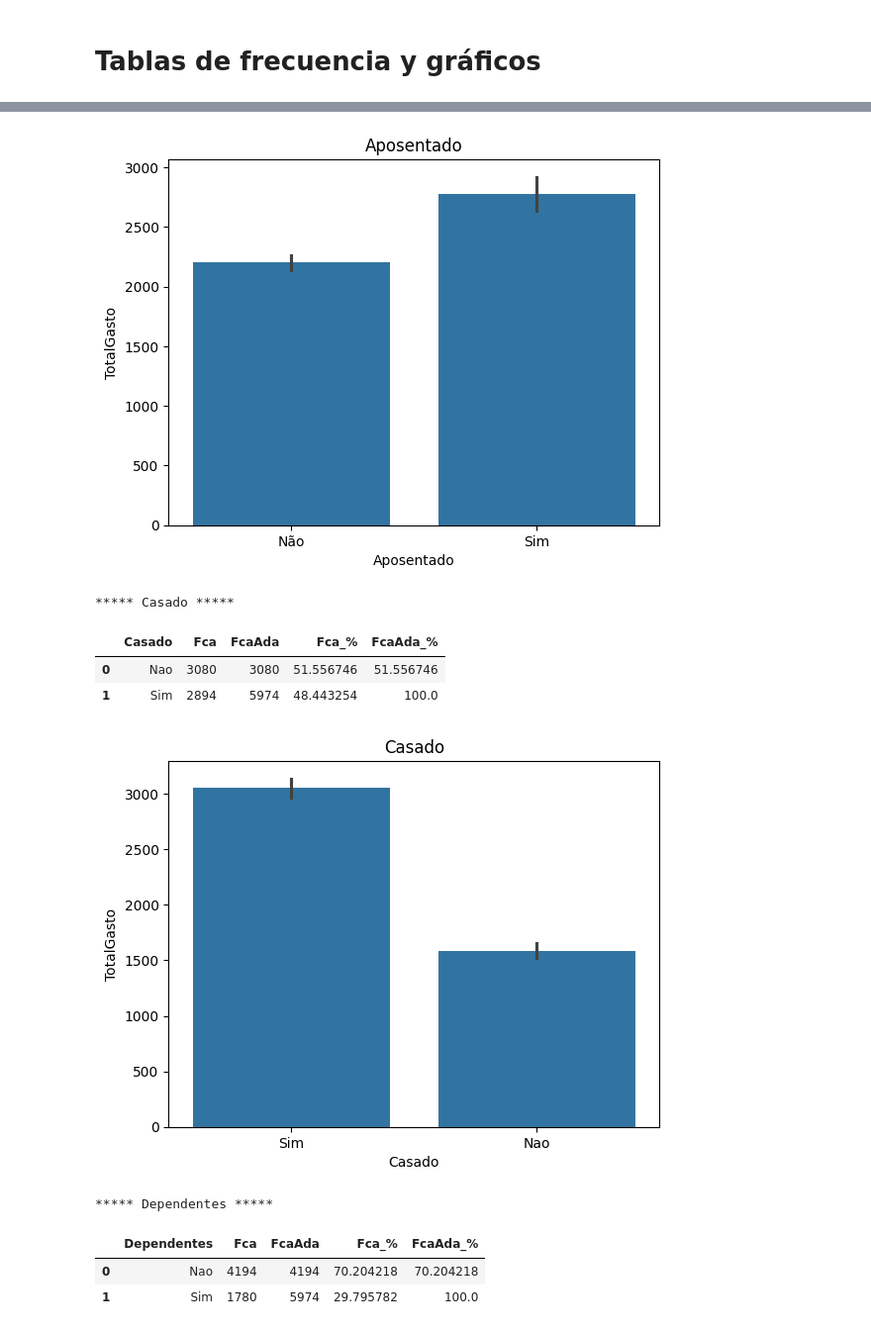
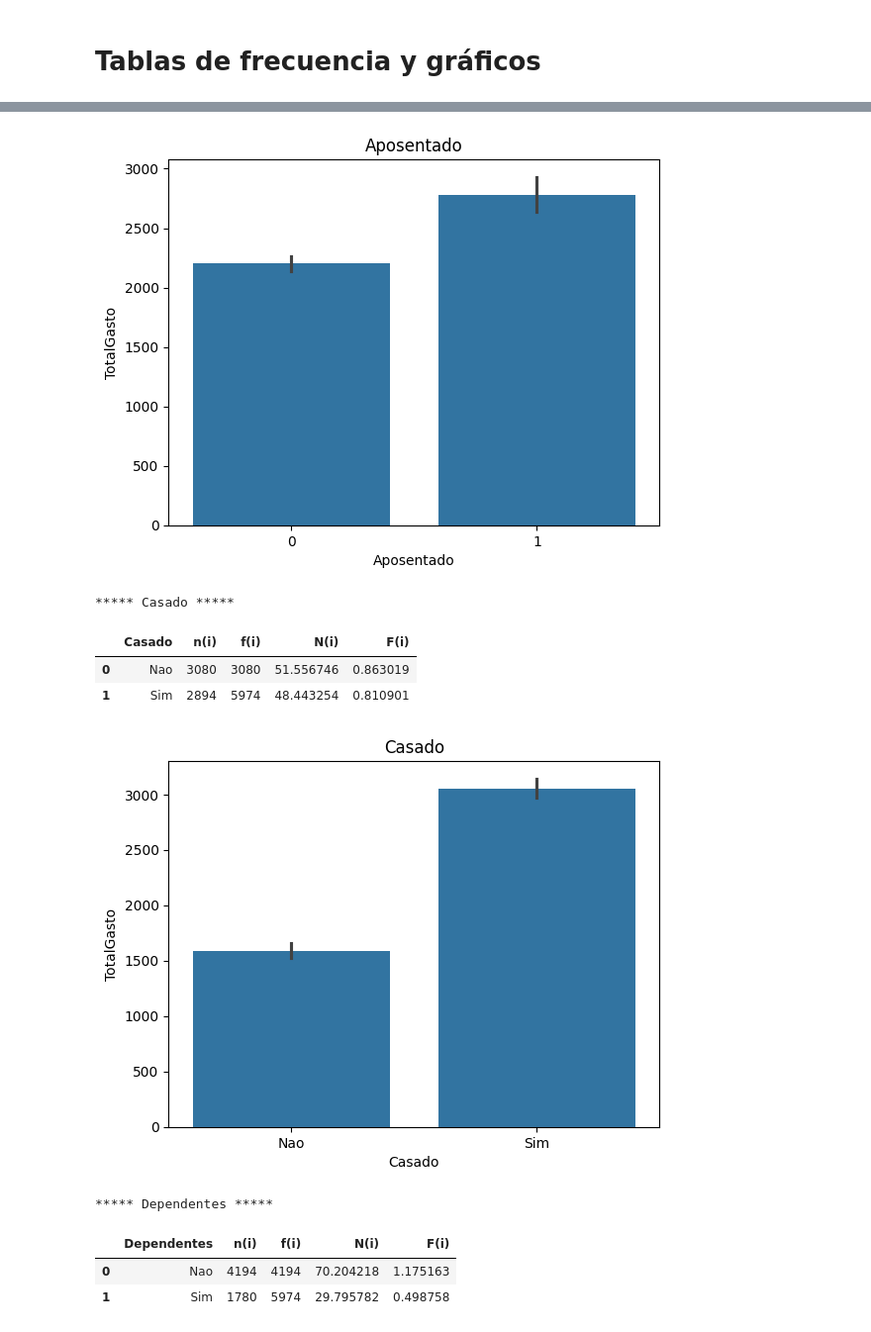
Before and after one commit to renegarcialuces/Analisis-de-Datos-Portafolio, a Jupyter notebook: ED01.ipynb, the cells around one changed output, grey strips where cells are left out. Shown at 99% size. Drawn from its saved outputs; the diff is of its cells as text; code cells hidden in the pictures.

```diff
--- a/ED01.ipynb
+++ b/ED01.ipynb
@@ -90,11 +112,11 @@ memory usage: 1.1+ MB
 df['TotalGasto'] = pd.to_numeric(df['TotalGasto'], errors='coerce')
 
 # Covertir columnas numericas a string
-df['Aposentado'] = df['Aposentado'].astype('string')
+df['Aposentado'] = df['Aposentado'].astype('category')
 # %%
 for col in df.columns:
   if df[col].dtypes == 'O':
-    df[col] = df[col].astype('string')
+    df[col] = df[col].astype('category')
 # %%
 # Borrando columnas vacia
 df.dropna(axis=1, how='all', inplace=True)
@@ -104,18 +126,18 @@ df.dropna(how='any', inplace=True)
 # %% [markdown]
 # **Tablas de frecuencia y gráficos**
 # %%
-for col in dff.columns:
+for col in df.columns:
   if col not in ['IDCliente', 'MesesComoCliente', 'ValorMensal', 'TotalGasto']:
     print('\n\n')
     print(f'***** {col} *****')
     print('\n')
-    fp = dff[col].value_counts().reset_index()
-    fp.columns = [col, 'Fca']
-    fp['FcaAda'] = fp['Fca'].cumsum()
-    fp['Fca_%'] = fp['Fca'] / fp['Fca'].sum() * 100
-    fp['FcaAda_%'] = fp['FcaAda'] / fp['Fca'].sum() * 100
+    fp = df[col].value_counts().reset_index()
+    fp.columns = [col, 'n(i)']
+    fp['f(i)'] = fp['n(i)'].cumsum()
+    fp['N(i)'] = fp['n(i)'] / fp['n(i)'].sum() * 100
+    fp['F(i)'] = fp['N(i)'] / fp['n(i)'].sum() * 100
     display(fp)
-    sns.barplot(data=dff, x=col, y='TotalGasto')
+    sns.barplot(data=df, x=col, y='TotalGasto')
     plt.title(col)
     plt.show()
 # %% [output]
@@ -131,10 +153,10 @@ for col in dff.columns:
-[figure, old version]
+[figure, new version]
 ***** Casado *****
-|  | Casado | Fca | FcaAda | Fca_% | FcaAda_% |
-| 0 | Nao | 3080 | 3080 | 51.556746 | 51.556746 |
-| 1 | Sim | 2894 | 5974 | 48.443254 | 100.0 |
+|  | Casado | n(i) | f(i) | N(i) | F(i) |
+| 0 | Nao | 3080 | 3080 | 51.556746 | 0.863019 |
+| 1 | Sim | 2894 | 5974 | 48.443254 | 0.810901 |
-[figure, old version]
+[figure, new version]
 ***** Dependentes *****
-|  | Dependentes | Fca | FcaAda | Fca_% | FcaAda_% |
-| 0 | Nao | 4194 | 4194 | 70.204218 | 70.204218 |
-| 1 | Sim | 1780 | 5974 | 29.795782 | 100.0 |
+|  | Dependentes | n(i) | f(i) | N(i) | F(i) |
+| 0 | Nao | 4194 | 4194 | 70.204218 | 1.175163 |
+| 1 | Sim | 1780 | 5974 | 29.795782 | 0.498758 |
```
Also changed, not shown: parts of 6 cells of this notebook.
